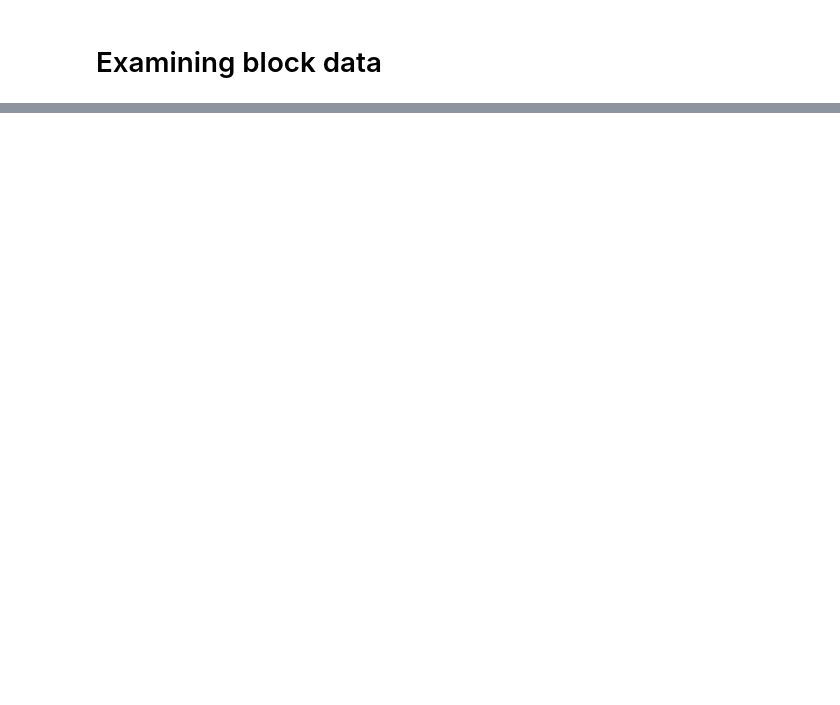
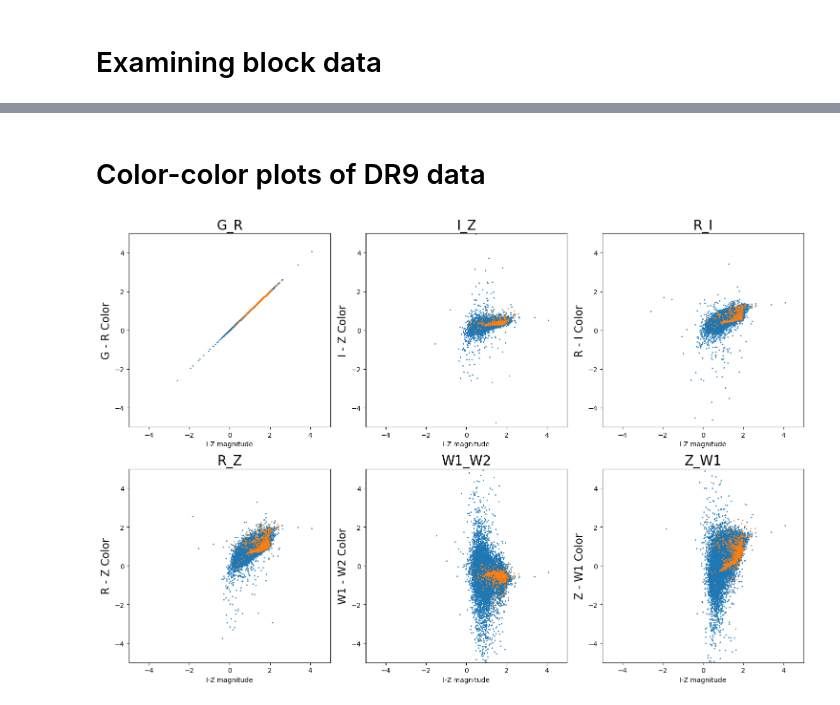
Before and after one commit to eramey16/galactic_lenses, a Jupyter notebook: DR10.ipynb, the cells around one changed output, grey strips where cells are left out. Drawn from its saved outputs; the diff is of its cells as text; code cells hidden in the pictures; blank space fills up the shorter version.

```diff
--- a/DR10.ipynb
+++ b/DR10.ipynb
@@ -173,0 +265,2 @@ Table length=0
+# %% [markdown]
+# Color-color plots of DR9 data
@@ -173,0 +277,41 @@ Table length=0
+# %%
+engine = create_engine(util.conn_string)
+conn = engine.connect()
+# %%
+lensed = pd.read_sql_table('lensed_dr10_phot', conn)
+unlensed = pd.read_sql_table('unlensed_dr10_phot', conn)
+# %%
+# data = pd.DataFrame()
+# grouped = unlensed.groupby({x: x // 100 for x in range(len(unlensed))})
+colors = ['g_r', 'i_z', 'r_i', 'r_z', 'w1_w2', 'z_w1']
+# for i, row in unlensed.iterrows():
+#     # where = f'trac.ls_id IN ({", ".join(list(group.ls_id.astype(str)))})'
+#     if i % 100 == 0: print('.',end=' ')
+#     try:
+#         df = classify.query_galaxy(row.ra, row.dec, cols=classify.trac_cols+colors)
+#         if len(df)>1:
+#             # print(f'\nMore than one! index {i}')
+#             df = df.iloc[[0]]
+#         data = pd.concat([data, df], ignore_index=True, copy=False)
+#     except:
+#         print(f"\nCouldn't add index {i}")
+# data
+# data.to_sql('unlensed_dr10_phot', conn, if_exists='replace')
+# %%
+# Calculate abs mag in r band
+lensed['abs_mag_r'] = lensed.dered_mag_r - 5*np.log10(300000*lensed.z_phot_median/70)+25
+unlensed['abs_mag_r'] = unlensed.dered_mag_r - 5*np.log10(300000*unlensed.z_phot_median/70)+25
+# %%
+fig, axes = plt.subplots(2, 3, figsize=(15,10))
+for i,ax in enumerate(axes.flatten()):
+    ax.plot(unlensed['g_r'], unlensed[colors[i]], '.', ms=2)
+    ax.plot(lensed['g_r'], lensed[colors[i]], '.', ms=2)
+    ax.set_title(f"{colors[i].upper()}", fontsize=20)
+    ax.set_xlabel("I-Z magnitude")
+    ax.set_ylabel(f"{colors[i].replace('_', ' - ').upper()} Color", fontsize=16)
+    ax.set_ylim([-5, 5])
+    ax.set_xlim([-5, 5])
+plt.tight_layout()
+# plt.savefig('color_vs_mag.png', bbox_inches='tight')
+# %% [output]
+[figure, added]
```
Also changed, not shown: parts of 26 cells of this notebook, 8 other files.
